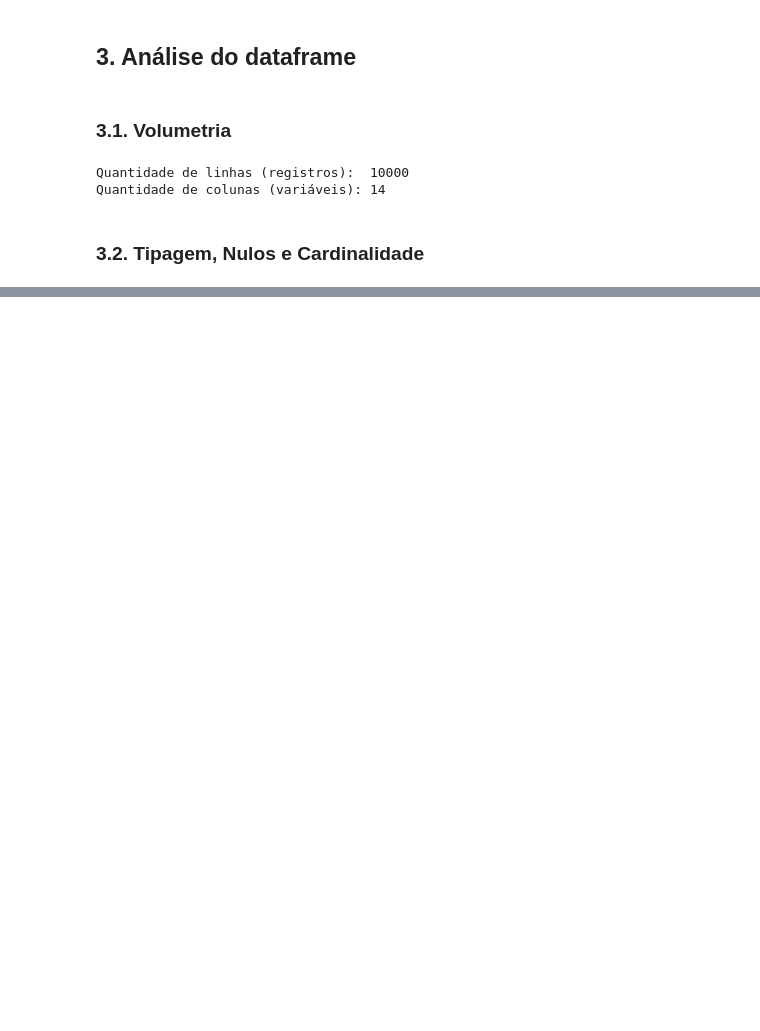
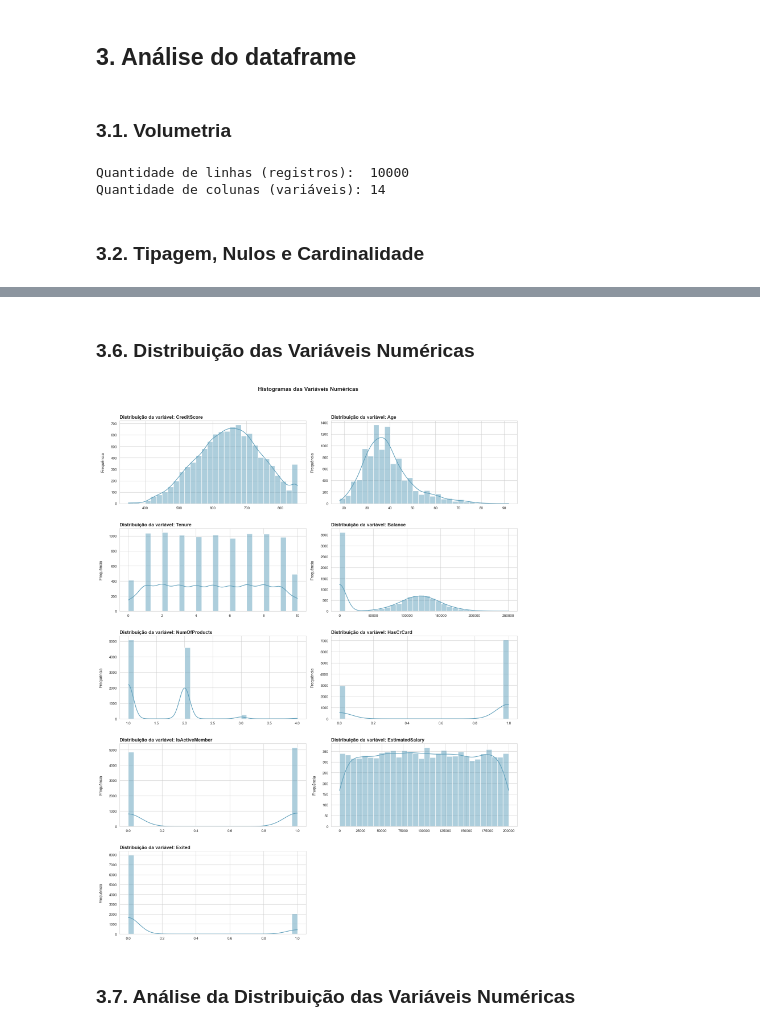
Before and after one commit to emso-exe/Churn_clientes_de_banco, a Jupyter notebook: notebooks/001_analise_exploratoria.ipynb, the cells around one changed output, grey strips where cells are left out. Saved outputs shown, nothing was run; the diff lists cells and outputs as text; code cells hidden in the pictures; blank space fills up the shorter version.

```diff
--- a/notebooks/001_analise_exploratoria.ipynb
+++ b/notebooks/001_analise_exploratoria.ipynb
@@ -136,0 +261,50 @@ generate_metada(df)
+# %% [markdown]
+### 3.6. Distribuição das Variáveis Numéricas
+# %%
+# Seleciona as variáveis numéricas
+colunas_numericas = df.select_dtypes(include=['number']).columns.tolist()
+colunas_remover = ['RowNumber', 'CustomerId']
+colunas_numericas = [col for col in colunas_numericas if col not in colunas_remover]
+
+# Calcula a quantidade de subplots necessários
+qtde_subplots = len(colunas_numericas)
+
+# Configuração para múltiplos gráficos: 2 colunas por linha
+colunas_subplot = 2
+qtde_linhas = -(-qtde_subplots // colunas_subplot)
+
+# Criação da figura com subplots
+fig, axs = plt.subplots(qtde_linhas, colunas_subplot, figsize=(15, 4 * qtde_linhas))
+
+# Transformação do array de subplots para facilitar o loop
+axs = axs.flatten()
+
+# Remove subplots vazios, caso existam
+for i in range(qtde_subplots, len(axs)):
+    fig.delaxes(axs[i])
+
+# Loop sobre as variáveis numéricas para criar os histogramas
+for i, coluna in enumerate(colunas_numericas):
+    sns.histplot(data=df, x=coluna, ax=axs[i], bins=30, kde=True, color='#5d9eba', edgecolor='#ffffff')
+
+    # Configura o título e remove os rótulos dos eixos
+    axs[i].set_title(f'Distribuição da variável: {coluna}', fontsize=12, loc='left', fontweight='bold')
+    axs[i].set(xlabel='', ylabel='Frequência\n')
+
+    # Ajusta o tamanho dos rótulos
+    axs[i].tick_params(labelsize=9)
+
+    # Exibe rótulos sem notação científica
+    axs[i].ticklabel_format(style='plain', axis='x')
+
+# Adiciona um título geral
+fig.suptitle('Histogramas das Variáveis Numéricas', fontsize=14, fontweight='bold')
+
+# Ajusta o layout para evitar sobreposição
+plt.tight_layout()
+plt.subplots_adjust(hspace=0.3, top=0.92)  # Mais espaço entre os gráficos
+plt.show()
+# %% [output]
+[figure, added]
+# %% [markdown]
+### 3.7. Análise da Distribuição das Variáveis Numéricas
```
Also changed, not shown: parts of 20 cells of this notebook.
